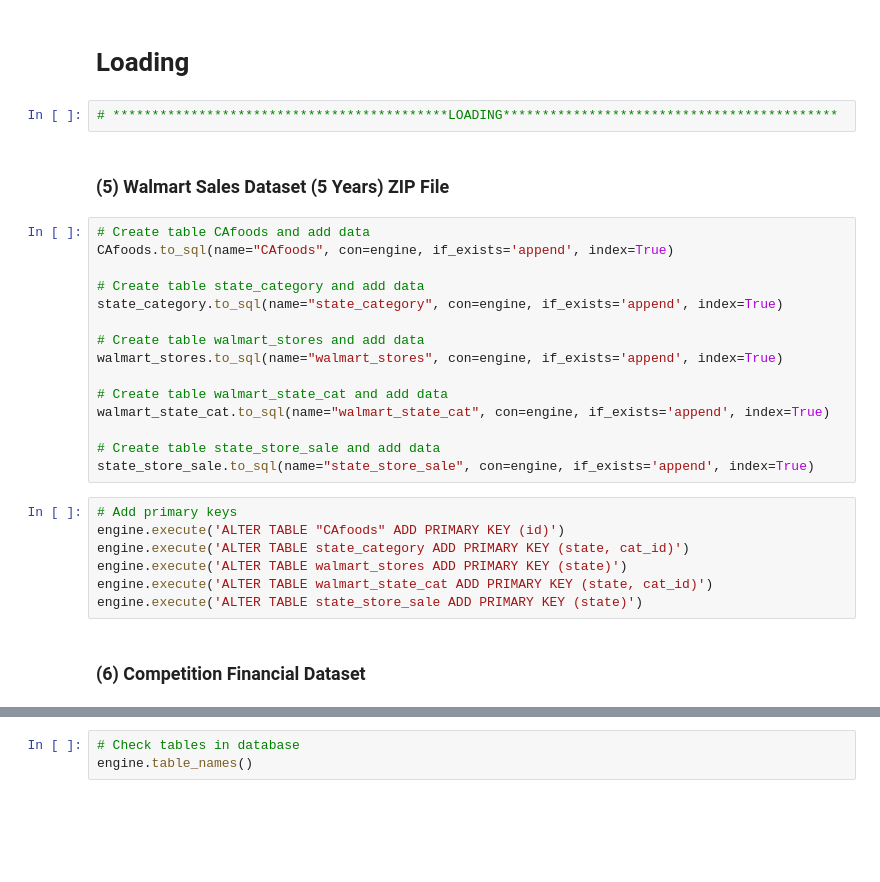
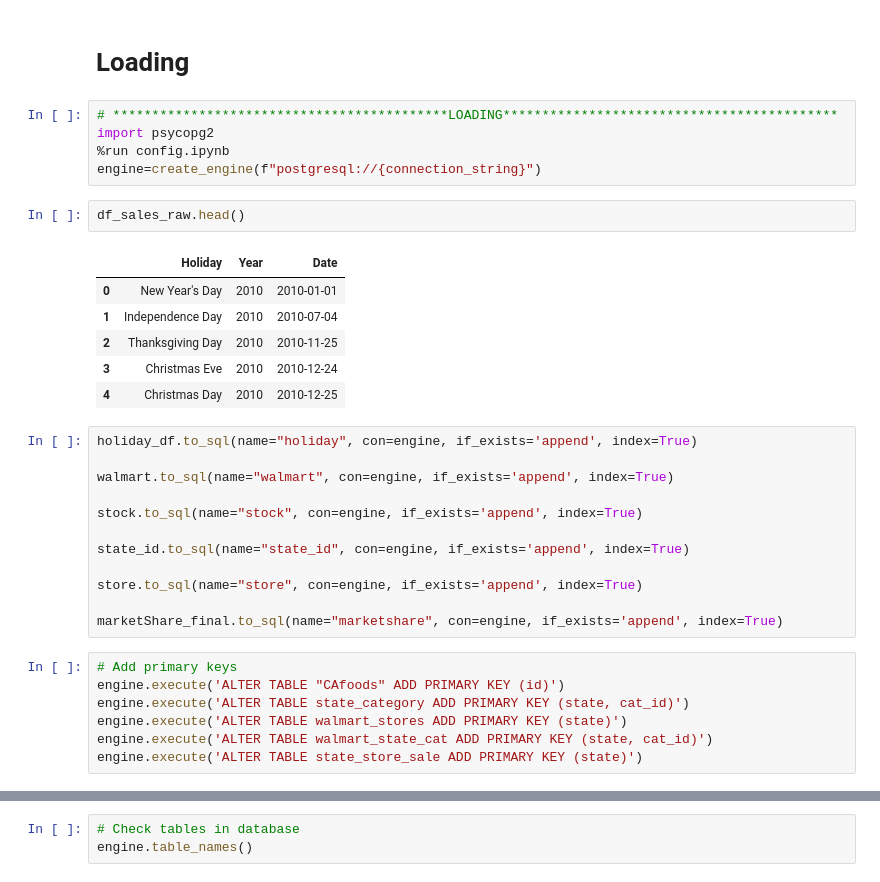
Before and after one commit to beckyydo/Walmart-2.0, a Jupyter notebook: loading.ipynb, the cells around one changed output, grey strips where cells are left out. Drawn from its saved outputs; the diff is of its cells as text; blank space fills up the shorter version.

```diff
--- a/loading.ipynb
+++ b/loading.ipynb
@@ -4,24 +14,31 @@
 # %% [markdown]
 # Loading
-# %%
-# *******************************************LOADING*******************************************
-# %% [markdown]
-### (5) Walmart Sales Dataset (5 Years) ZIP File
+# %%
+# *******************************************LOADING*******************************************
+import psycopg2
+%run config.ipynb
+engine=create_engine(f"postgresql://{connection_string}")
+# %%
+df_sales_raw.head()
+# %% [output]
+|  | Holiday | Year | Date |
+| 0 | New Year's Day | 2010 | 2010-01-01 |
+| 1 | Independence Day | 2010 | 2010-07-04 |
+| 2 | Thanksgiving Day | 2010 | 2010-11-25 |
+| 3 | Christmas Eve | 2010 | 2010-12-24 |
+| 4 | Christmas Day | 2010 | 2010-12-25 |
 # %%
-# Create table CAfoods and add data
-CAfoods.to_sql(name="CAfoods", con=engine, if_exists='append', index=True)
+holiday_df.to_sql(name="holiday", con=engine, if_exists='append', index=True)
 
-# Create table state_category and add data
-state_category.to_sql(name="state_category", con=engine, if_exists='append', index=True)
+walmart.to_sql(name="walmart", con=engine, if_exists='append', index=True)
 
-# Create table walmart_stores and add data
-walmart_stores.to_sql(name="walmart_stores", con=engine, if_exists='append', index=True)
+stock.to_sql(name="stock", con=engine, if_exists='append', index=True)
 
-# Create table walmart_state_cat and add data
-walmart_state_cat.to_sql(name="walmart_state_cat", con=engine, if_exists='append', index=True)
+state_id.to_sql(name="state_id", con=engine, if_exists='append', index=True)
 
-# Create table state_store_sale and add data
-state_store_sale.to_sql(name="state_store_sale", con=engine, if_exists='append', index=True)
+store.to_sql(name="store", con=engine, if_exists='append', index=True)
+
+marketShare_final.to_sql(name="marketshare", con=engine, if_exists='append', index=True)
 # %%
 # Add primary keys
 engine.execute('ALTER TABLE "CAfoods" ADD PRIMARY KEY (id)')
@@ -29,5 +46,3 @@ engine.execute('ALTER TABLE state_category ADD PRIMARY KEY (state, cat_id)')
 engine.execute('ALTER TABLE walmart_stores ADD PRIMARY KEY (state)')
 engine.execute('ALTER TABLE walmart_state_cat ADD PRIMARY KEY (state, cat_id)')
 engine.execute('ALTER TABLE state_store_sale ADD PRIMARY KEY (state)')
-# %% [markdown]
-### (6) Competition Financial Dataset
```
Also changed, not shown: parts of 5 cells of this notebook, 4 other files.
